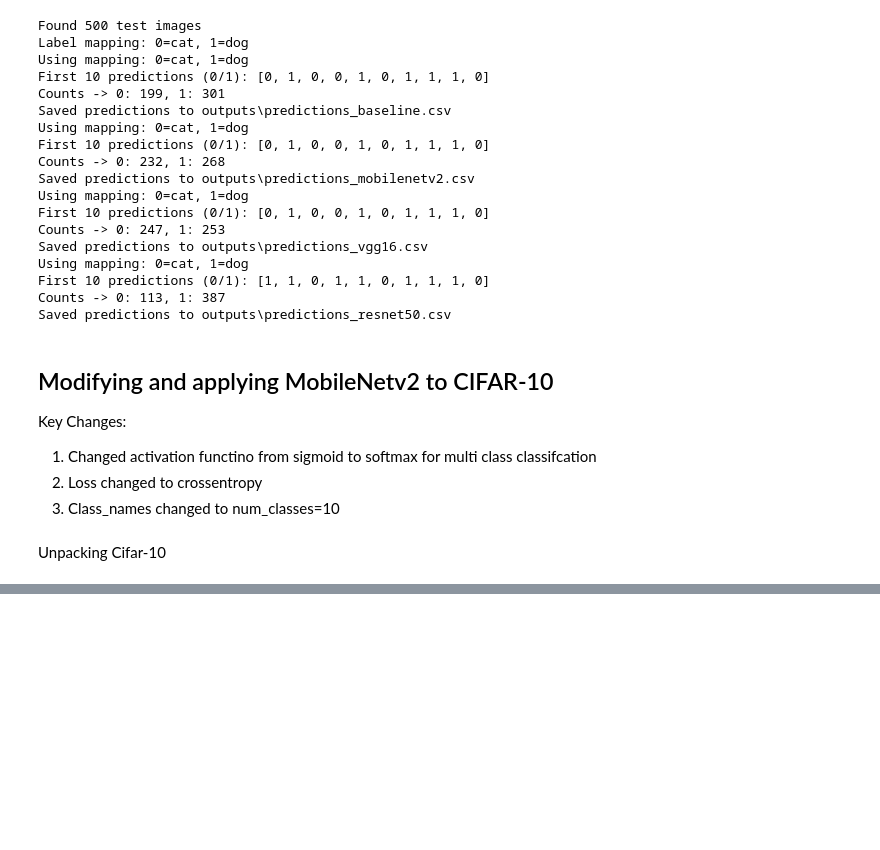
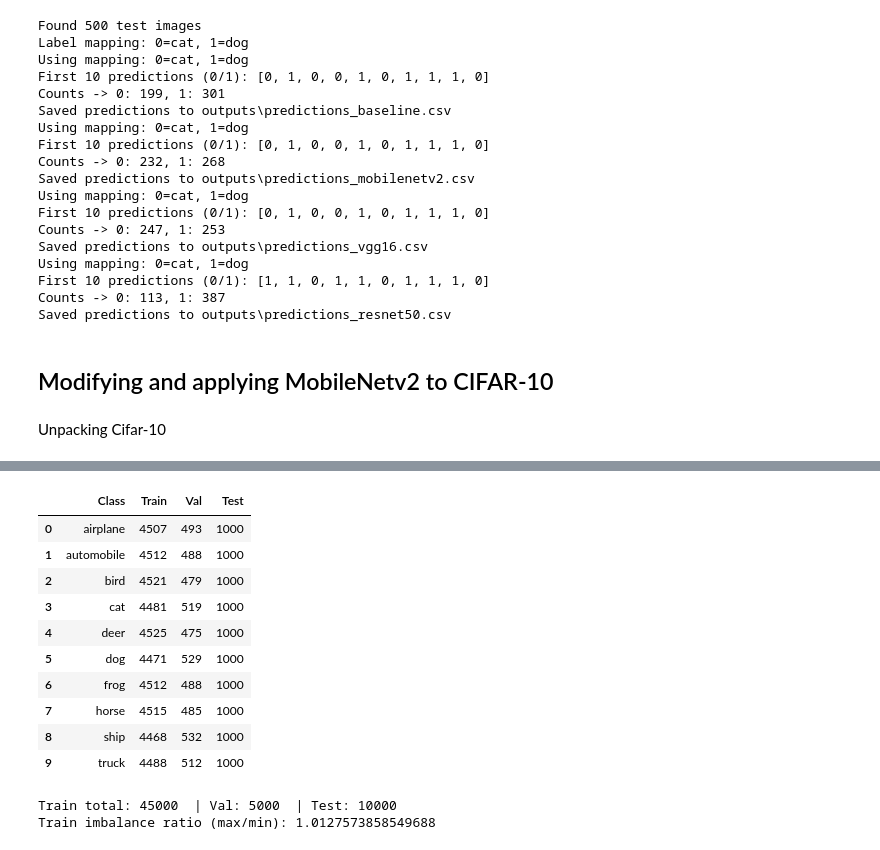
Before and after one commit to driedsoba/EE4483-Project, a Jupyter notebook: eda.ipynb, the cells around one changed output, grey strips where cells are left out. Drawn from its saved outputs; the diff is of its cells as text; code cells hidden in the pictures; blank space fills up the shorter version.

```diff
--- a/eda.ipynb
+++ b/eda.ipynb
@@ -708,24 +708,18 @@ Counts -> 0: 113, 1: 387
 Saved predictions to outputs\predictions_resnet50.csv
 # %% [markdown]
 ## Modifying and applying MobileNetv2 to CIFAR-10
-Key Changes:
-1. Changed activation functino from sigmoid to softmax for multi class classifcation
-2. Loss changed to crossentropy
-3. Class_names changed to num_classes=10
 # %% [markdown]
 Unpacking Cifar-10
 # %%
-# --- CELL 1: load/unpack CIFAR-10 into datasets_cifar/ and quantify imbalance ---
-import os, tarfile, pickle, numpy as np
+
+import os, tarfile, pickle, numpy as np, pandas as pd
 from pathlib import Path
 from collections import Counter
-import tensorflow as tf
 
 ROOT = Path(".")
-DATA_DIR = ROOT / "datasets_cifar"              # <-- your path
+DATA_DIR = ROOT / "datasets_cifar"
 DATA_DIR.mkdir(parents=True, exist_ok=True)
 
-# If you keep the tar at repo root, set this; else point to actual location
 TAR_GZ = ROOT / "cifar-10-python.tar.gz"
 TAR    = ROOT / "cifar-10-python.tar"
 
@@ -739,8 +733,10 @@ def load_cifar10_from_tar(dest=DATA_DIR):
         tar_path = TAR_GZ if TAR_GZ.exists() else (TAR if TAR.exists() else None)
         if tar_path is None:
             return None
+        print(f"Extracting {tar_path.name} → {dest}/ ...")
         with tarfile.open(tar_path, "r:*") as tfp:
             tfp.extractall(dest)
+        print("Done extracting.")
     train_batches = [base / f"data_batch_{i}" for i in range(1,6)]
     test_batch = base / "test_batch"
     xs, ys = [], []
@@ -755,24 +751,36 @@ def load_cifar10_from_tar(dest=DATA_DIR):
     y_test = np.array(d_test["labels"], dtype=np.int32)
     return (X_train, y_train), (X_test, y_test)
 
+# --- load ---
 loaded = load_cifar10_from_tar()
 if loaded is None:
-    # fallback
     from tensorflow.keras.datasets import cifar10
     loaded = cifar10.load_data()
 (X_train, y_train), (X_test, y_test) = loaded
 y_train = y_train.squeeze().astype("int32")
 y_test  = y_test.squeeze().astype("int32")
 
-# split 45k/5k from train for val
+# --- split train/val/test ---
 X_tr, y_tr = X_train[:45000], y_train[:45000]
 X_val, y_val = X_train[45000:], y_train[45000:]
 
-def class_hist(y):
-    c = Counter(y.tolist())
-    return [c.get(i,0) for i in range(10)]
+# --- show labeled distribution table ---
+cifar10_labels = [
+    "airplane", "automobile", "bird", "cat", "deer",
+    "dog", "frog", "horse", "ship", "truck"
+]
+train_counts = np.bincount(y_tr, minlength=10)
+val_counts   = np.bincount(y_val, minlength=10)
+test_counts  = np.bincount(y_test, minlength=10)
+df_counts = pd.DataFrame({
+    "Class": cifar10_labels,
+    "Train": train_counts,
+    "Val": val_counts,
+    "Test": test_counts
+})
+display(df_counts.style.set_caption("CIFAR-10 Class Distribution (Train / Val / Test)"))
 
-print("train counts:", class_hist(y_tr))
-print("val   counts:", class_hist(y_val))
-print("test  counts:", class_hist(y_test))
+# --- print summary for quick glance ---
+print("Train total:", train_counts.sum(), " | Val:", val_counts.sum(), " | Test:", test_counts.sum())
+print("Train imbalance ratio (max/min):", train_counts.max() / train_counts.min())
 # %% [output]
@@ -780,0 +788,13 @@ Downloading data from https://www.cs.toronto.edu/~kriz/cifar-10-python.tar.gz
+|  | Class | Train | Val | Test |
+| 0 | airplane | 4507 | 493 | 1000 |
+| 1 | automobile | 4512 | 488 | 1000 |
+| 2 | bird | 4521 | 479 | 1000 |
+| 3 | cat | 4481 | 519 | 1000 |
+| 4 | deer | 4525 | 475 | 1000 |
+| 5 | dog | 4471 | 529 | 1000 |
+| 6 | frog | 4512 | 488 | 1000 |
+| 7 | horse | 4515 | 485 | 1000 |
+| 8 | ship | 4468 | 532 | 1000 |
+| 9 | truck | 4488 | 512 | 1000 |
+Train total: 45000  | Val: 5000  | Test: 10000
+Train imbalance ratio (max/min): 1.0127573858549688
```
Also changed, not shown: parts of 5 cells of this notebook.
